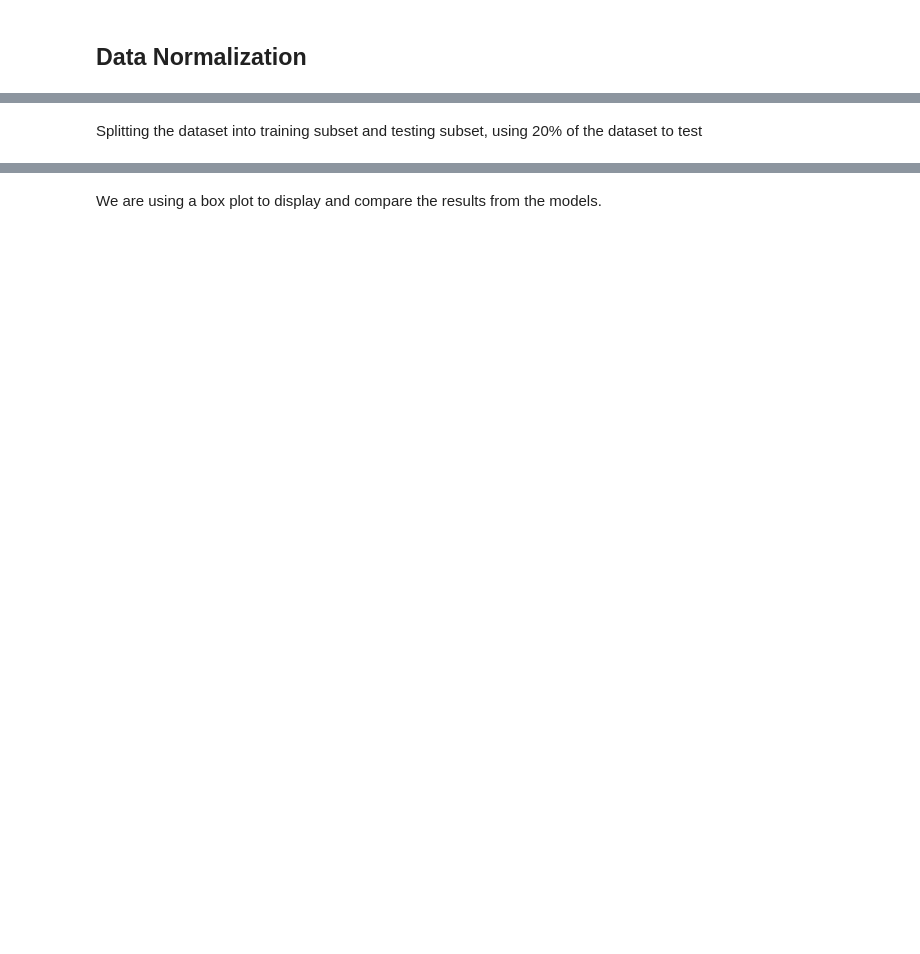
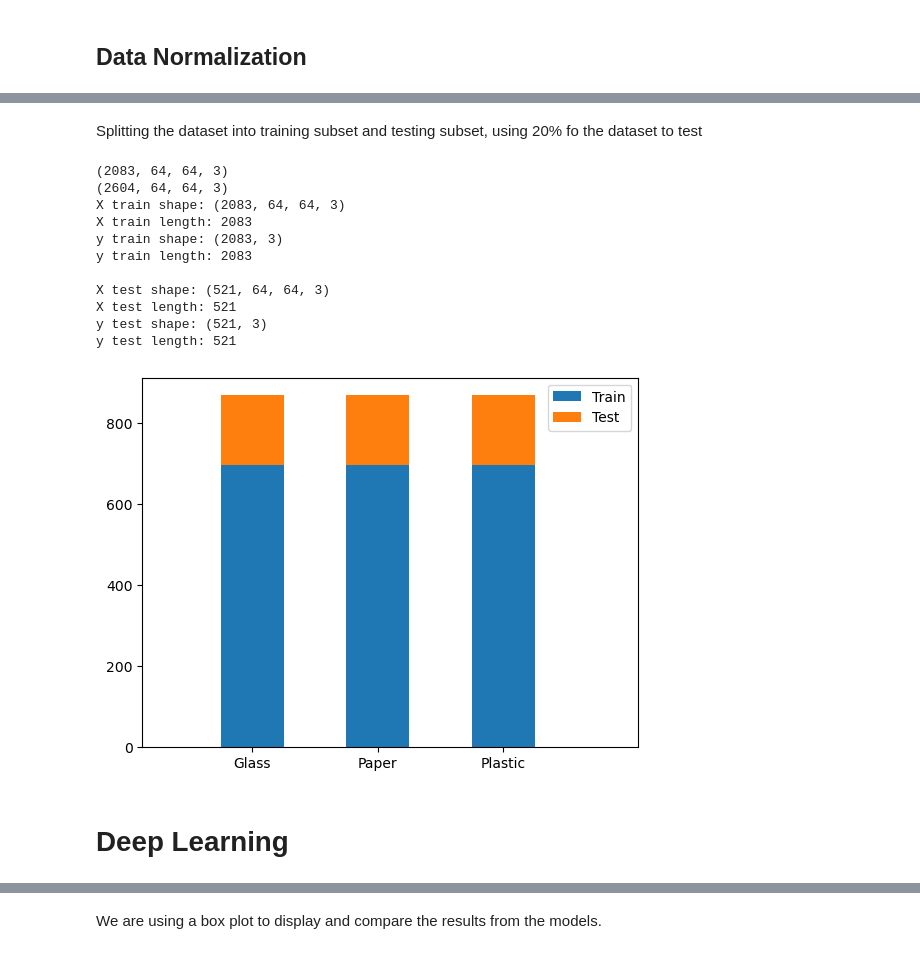
Before and after one commit to pedromonteiro01/deep_learning_garbage_classification, a Jupyter notebook: code/main.ipynb, the cells around one changed output, grey strips where cells are left out. Saved outputs shown, nothing was run; the diff lists cells and outputs as text; code cells hidden in the pictures; blank space fills up the shorter version.

```diff
--- a/code/main.ipynb
+++ b/code/main.ipynb
@@ -165,2 +196,2 @@ y shape:  (2604,)
 # %% [markdown]
-Splitting the dataset into training subset and testing subset, using 20% of the dataset to test
+Splitting the dataset into training subset and testing subset, using 20% fo the dataset to test
@@ -173,0 +198,53 @@ X_train, X_test, y_train, y_test = train_test_split(X, y, test_size=0.2)
+# %%
+from keras.utils import to_categorical
+
+# to categorical
+y = to_categorical(y)
+
+# extract train sub-set
+X_train, X_test, y_train, y_test = train_test_split(X, y, test_size=0.2, random_state=42)
+
+print(f"X train shape: {X_train.shape}")
+print(f"X train length: {len(X_train)}")
+print(f"y train shape: {y_train.shape}")
+print(f"y train length: {len(y_train)}")
+print()
+print(f"X test shape: {X_test.shape}")
+print(f"X test length: {len(X_test)}")
+print(f"y test shape: {y_test.shape}")
+print(f"y test length: {len(y_test)}")
+
+
+labels = ['Glass', 'Paper', 'Plastic']
+y1 = [695, 695, 695]
+y2 = [173, 173, 173]
+width = 0.5       # the width of the bars: can also be len(x) sequence
+
+fig, ax = plt.subplots()
+
+ax.bar(labels, y1, width, label='Train')
+ax.bar(labels, y2, width, bottom=y1,
+       label='Test')
+
+#ax.set_ylabel('')
+#ax.set_title('')
+ax.legend()
+xmin, xmax = ax.get_xlim()
+ax.set_xlim(xmin - 0.5, xmax + 0.7)
+
+plt.show()
+# %% [output]
+(2083, 64, 64, 3)
+(2604, 64, 64, 3)
+X train shape: (2083, 64, 64, 3)
+X train length: 2083
+y train shape: (2083, 3)
+y train length: 2083
+
+X test shape: (521, 64, 64, 3)
+X test length: 521
+y test shape: (521, 3)
+y test length: 521
+[figure, added]
+# %% [markdown]
+# Deep Learning
```
Also changed, not shown: parts of 30 cells of this notebook, 1 other file.
